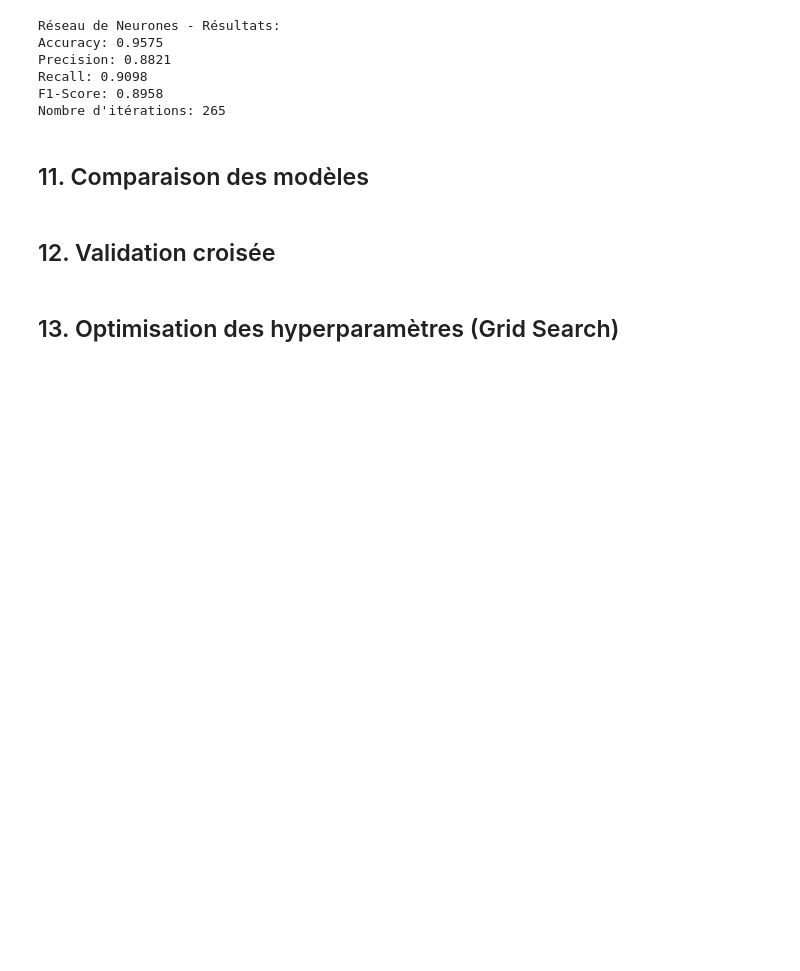
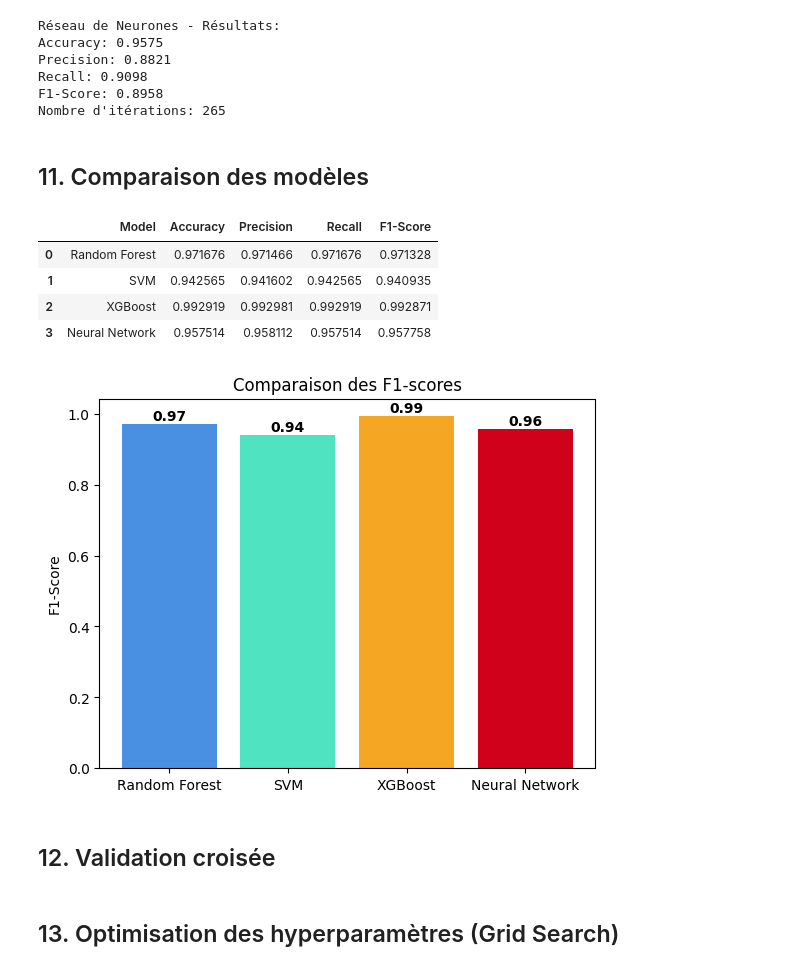
Before and after one commit to Fadila04/classification-IA, a Jupyter notebook: projet-ml-youtube-trending-68b010e7b5bc2532236423.ipynb, the cells around one changed output. Cells and saved outputs as stored; diff of their text form; code cells hidden in the pictures; blank space fills up the shorter version.

Commit message:
comparaison des modéles(11)

```diff
--- a/projet-ml-youtube-trending-68b010e7b5bc2532236423.ipynb
+++ b/projet-ml-youtube-trending-68b010e7b5bc2532236423.ipynb
@@ -776,21 +776,67 @@ Nombre d'itérations: 265
 # %%
 # VOTRE CODE ICI - Section 11.1
 import pandas as pd
 results = []
-# # Remplir en fonction des métriques calculées plus haut
-# # results.append({'Model': 'Random Forest', 'Accuracy': ..., 'Precision': ..., 'Recall': ..., 'F1-Score': ...})
-# # results.append({'Model': 'SVM', 'Accuracy': ..., 'Precision': ..., 'Recall': ..., 'F1-Score': ...})
-# # if xgb_predictions is not None: results.append({'Model': 'XGBoost', 'Accuracy': ..., 'Precision': ..., 'Recall': ..., 'F1-Score': ...})
-# # results.append({'Model': 'Neural Network', 'Accuracy': ..., 'Precision': ..., 'Recall': ..., 'F1-Score': ...})
-# results_df = pd.DataFrame(results)
-# display(results_df)
-# # Graphique comparatif des F1-scores (optionnel)
-# # import matplotlib.pyplot as plt
-# # plt.figure()
-# # plt.bar(results_df['Model'], results_df['F1-Score'])
-# # plt.title('Comparaison des F1-scores')
-# # plt.ylabel('F1-Score')
-# # plt.show()
+# Remplir en fonction des métriques calculées plus haut
+
+# --- Random Forest ---
+results.append({
+    'Model': 'Random Forest',
+    'Accuracy': accuracy_score(y_test, rf_predictions),
+    'Precision': precision_score(y_test, rf_predictions, average='weighted'),
+    'Recall': recall_score(y_test, rf_predictions, average='weighted'),
+    'F1-Score': f1_score(y_test, rf_predictions, average='weighted')
+})
+# --- SVM ---
+results.append({
+    'Model': 'SVM',
+    'Accuracy': accuracy_score(y_test, svm_predictions),
+    'Precision': precision_score(y_test, svm_predictions, average='weighted'),
+    'Recall': recall_score(y_test, svm_predictions, average='weighted'),
+    'F1-Score': f1_score(y_test, svm_predictions, average='weighted')
+})
+# --- XGBoost ---
+if xgb_predictions is not None:
+    results.append({
+        'Model': 'XGBoost',
+        'Accuracy': accuracy_score(y_test, xgb_predictions),
+        'Precision': precision_score(y_test, xgb_predictions, average='weighted'),
+        'Recall': recall_score(y_test, xgb_predictions, average='weighted'),
+        'F1-Score': f1_score(y_test, xgb_predictions, average='weighted')
+    })
+
+# --- Neural Network ---
+results.append({
+    'Model': 'Neural Network',
+    'Accuracy': accuracy_score(y_test, nn_predictions),
+    'Precision': precision_score(y_test, nn_predictions, average='weighted'),
+    'Recall': recall_score(y_test, nn_predictions, average='weighted'),
+    'F1-Score': f1_score(y_test, nn_predictions, average='weighted')
+})
+
+# Création d'un DataFrame pour afficher les résultats
+results_df = pd.DataFrame(results)
+display(results_df)
+
+# Graphique comparatif des F1-scores (optionnel)
+import matplotlib.pyplot as plt
+plt.figure()
+colors = ['#4A90E2', '#50E3C2', '#F5A623', '#D0021B']
+plt.bar(results_df['Model'], results_df['F1-Score'], color=colors)
+plt.title('Comparaison des F1-scores')
+plt.ylabel('F1-Score')
+# # Ajouter les valeurs au-dessus des barres
+for i, v in enumerate(results_df['F1-Score']):
+    plt.text(i, v + 0.01, f"{v:.2f}", ha='center', fontweight='bold')
+
+plt.show()
+# %% [output]
+|  | Model | Accuracy | Precision | Recall | F1-Score |
+| 0 | Random Forest | 0.971676 | 0.971466 | 0.971676 | 0.971328 |
+| 1 | SVM | 0.942565 | 0.941602 | 0.942565 | 0.940935 |
+| 2 | XGBoost | 0.992919 | 0.992981 | 0.992919 | 0.992871 |
+| 3 | Neural Network | 0.957514 | 0.958112 | 0.957514 | 0.957758 |
+[figure, added]
 # %% [markdown]
 ## 12. Validation croisée
 # %%
```
